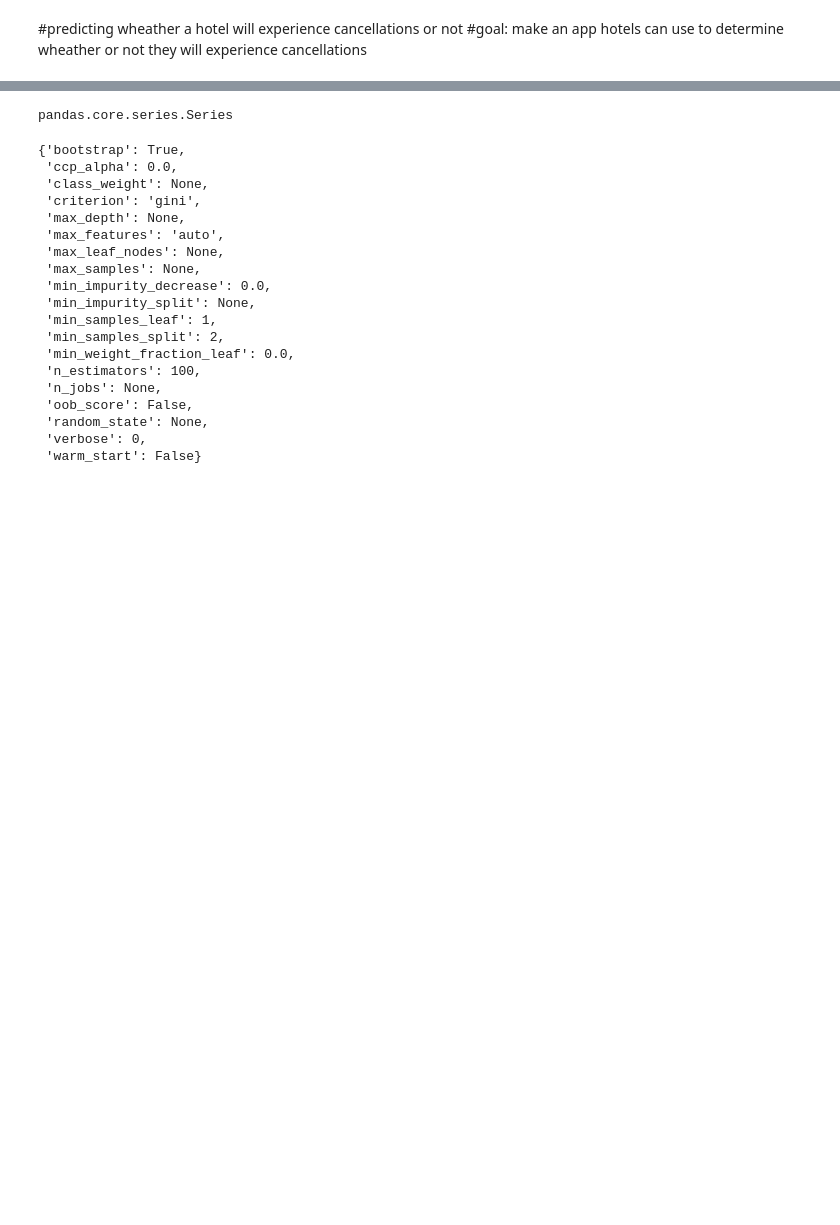
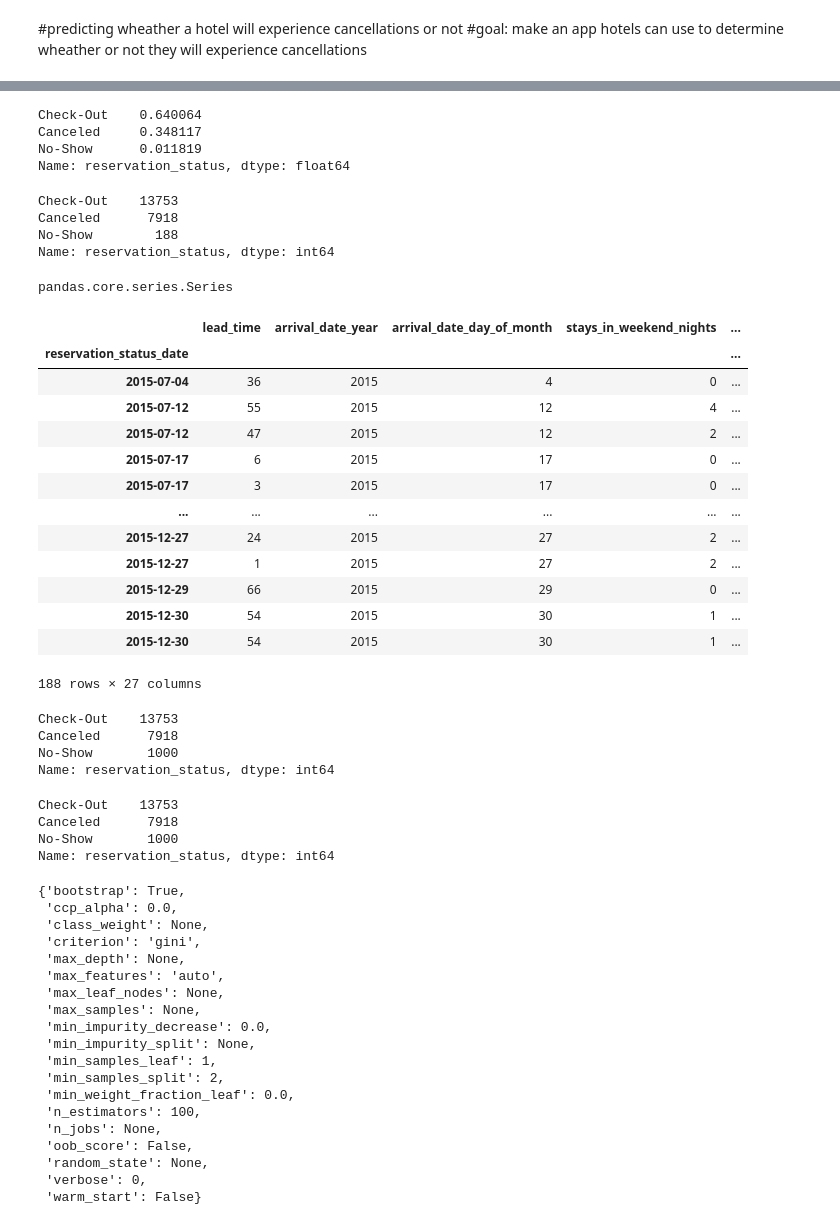
Before and after one commit to JonRivera/DS-Unit-2-Applied-Modeling, a Jupyter notebook: module2-wrangle-ml-datasets/LS_DS_232.1_assignment.ipynb, the cells around one changed output, grey strips where cells are left out. Cells and saved outputs as stored; diff of their text form; code cells hidden in the pictures; blank space fills up the shorter version.

```diff
--- a/module2-wrangle-ml-datasets/LS_DS_232.1_assignment.ipynb
+++ b/module2-wrangle-ml-datasets/LS_DS_232.1_assignment.ipynb
@@ -214,5 +211,43 @@ No-Show      0.008683
 Name: reservation_status, dtype: float64
 # %%
-type(y_val.value_counts(normalize=True))
+y_val.value_counts(normalize=True)
 # %% [output]
-pandas.core.series.Series
+Check-Out    0.640064
+Canceled     0.348117
+No-Show      0.011819
+Name: reservation_status, dtype: float64
+# %%
+y_train.value_counts()
+# %% [output]
+Check-Out    13753
+Canceled      7918
+No-Show        188
+Name: reservation_status, dtype: int64
+# %%
+type(y_train)
+# %% [output]
+pandas.core.series.Series
+# %%
+# we only have 188 samples so lets increase to an arbitrary amount to see if we can improve
+#accuracy and precision
+#were going to upsample to do this
+# concatenate our training data back together
+X = pd.concat([X_train, y_train], axis=1)
+# %%
+minority_class = X[y_train=='No-Show']
+minority_class
+# %% [output]
+|  | lead_time | arrival_date_year | arrival_date_day_of_month | stays_in_weekend_nights | ... |
+| reservation_status_date |  |  |  |  | ... |
+| 2015-07-04 | 36 | 2015 | 4 | 0 | ... |
+| 2015-07-12 | 55 | 2015 | 12 | 4 | ... |
+| 2015-07-12 | 47 | 2015 | 12 | 2 | ... |
+| 2015-07-17 | 6 | 2015 | 17 | 0 | ... |
+| 2015-07-17 | 3 | 2015 | 17 | 0 | ... |
+| ... | ... | ... | ... | ... | ... |
+| 2015-12-27 | 24 | 2015 | 27 | 2 | ... |
+| 2015-12-27 | 1 | 2015 | 27 | 2 | ... |
+| 2015-12-29 | 66 | 2015 | 29 | 0 | ... |
+| 2015-12-30 | 54 | 2015 | 30 | 1 | ... |
+| 2015-12-30 | 54 | 2015 | 30 | 1 | ... |
+188 rows × 27 columns
@@ -218,0 +256,14 @@ pandas.core.series.Series
+# %%
+from sklearn.utils import resample
+upampled_min_class = resample(minority_class,
+                          replace=True, # sample with replacement
+                          n_samples= 1000, # match number in majority class
+                          random_state=42) # reproducible results
+
+upsampled = pd.concat([majority_class, upampled_min_class])
+upsampled['reservation_status'].value_counts()
+# %% [output]
+Check-Out    13753
+Canceled      7918
+No-Show       1000
+Name: reservation_status, dtype: int64
@@ -219,2 +273,9 @@ pandas.core.series.Series
+# %%
+y_train.value_counts()
+# %% [output]
+Check-Out    13753
+Canceled      7918
+No-Show       1000
+Name: reservation_status, dtype: int64
 # %%
 #instantitate classes
```
Also changed, not shown: parts of 33 cells of this notebook, 2 other files.
